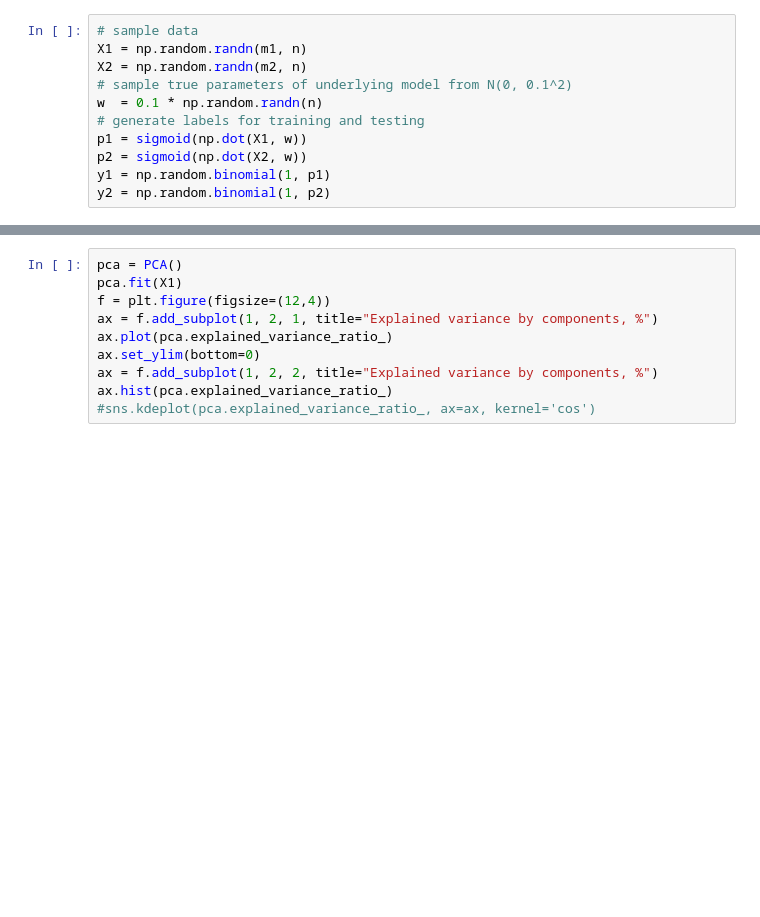
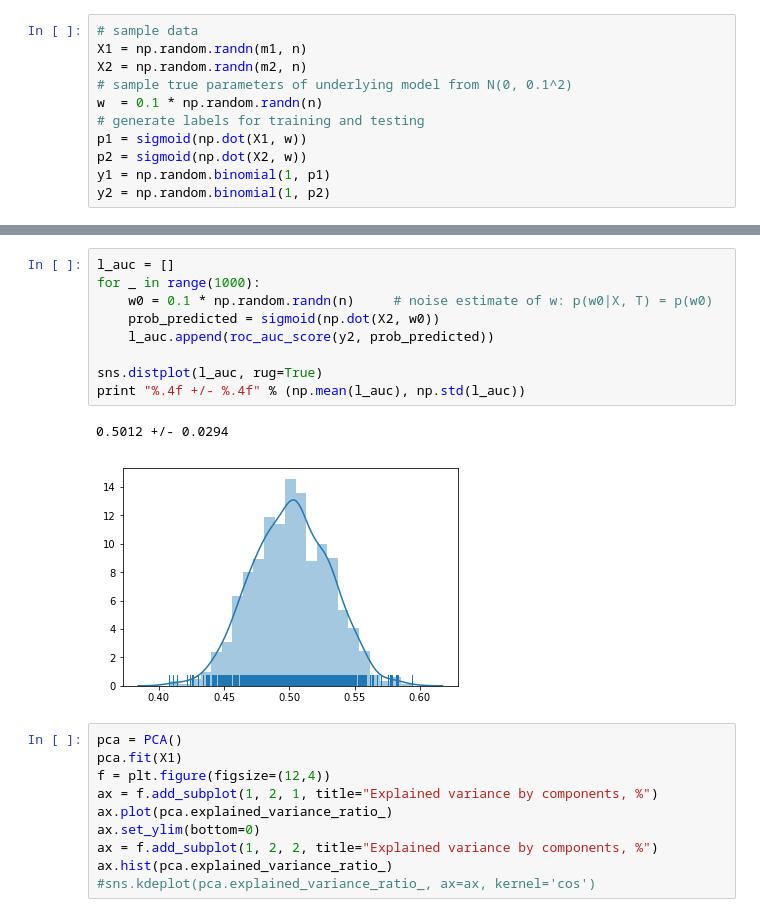
Before and after one commit to mshevelev/ml_tutorials, a Jupyter notebook: aa/task2.ipynb, the cells around one changed output, grey strips where cells are left out. Drawn from its saved outputs; the diff is of its cells as text; blank space fills up the shorter version.

```diff
--- a/aa/task2.ipynb
+++ b/aa/task2.ipynb
@@ -301,3 +411,15 @@ H0: E[diff_auc] == 0     :  Ttest_1sampResult(statistic=10.475785688211056, pval
+# %%
+l_auc = []
+for _ in range(1000):
+    w0 = 0.1 * np.random.randn(n)     # noise estimate of w: p(w0|X, T) = p(w0)
+    prob_predicted = sigmoid(np.dot(X2, w0))
+    l_auc.append(roc_auc_score(y2, prob_predicted))
+
+sns.distplot(l_auc, rug=True)
+print "%.4f +/- %.4f" % (np.mean(l_auc), np.std(l_auc))
+# %% [output]
+0.5012 +/- 0.0294
+[figure, added]
 # %%
 pca = PCA()
 pca.fit(X1)
```
Also changed, not shown: parts of 15 cells of this notebook.
